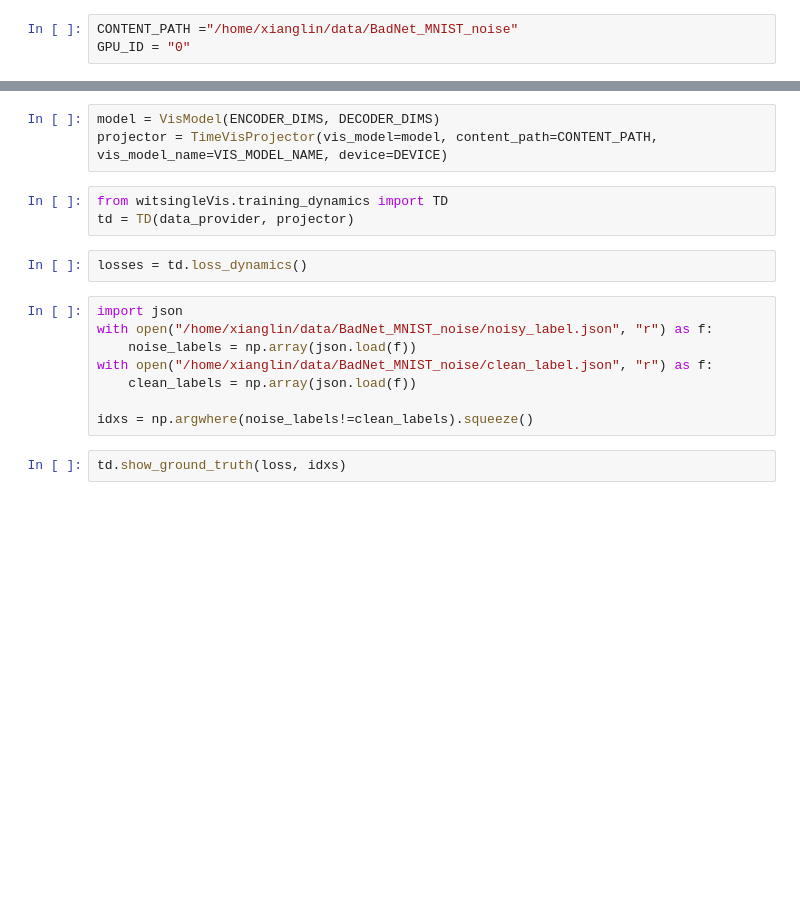
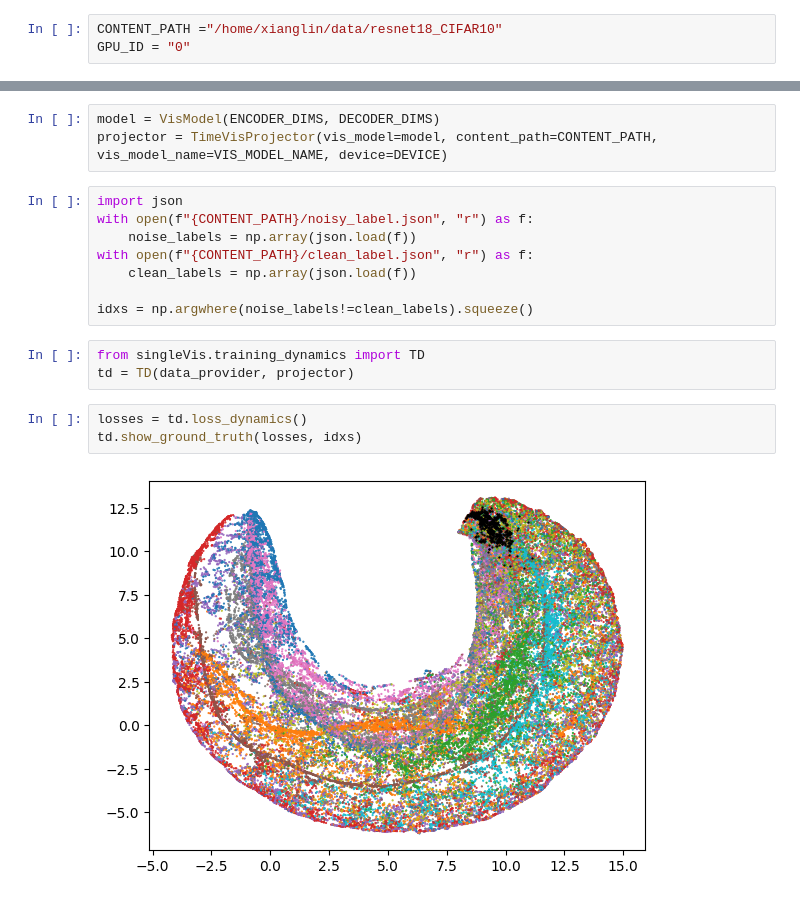
Before and after one commit to xianglinyang/DeepDebugger, a Jupyter notebook: experiments/trajectory_features.ipynb, the cells around one changed output, grey strips where cells are left out. Cells and saved outputs as stored; diff of their text form; blank space fills up the shorter version.

```diff
--- a/experiments/trajectory_features.ipynb
+++ b/experiments/trajectory_features.ipynb
@@ -21,7 +12,7 @@ To enable them in other operations, rebuild TensorFlow with the appropriate comp
 # %%
 VIS_METHOD = "TimeVis"
 # %%
-CONTENT_PATH ="/home/xianglin/data/BadNet_MNIST_noise"
+CONTENT_PATH ="/home/xianglin/data/resnet18_CIFAR10"
 GPU_ID = "0"
 # %%
 sys.path.append(CONTENT_PATH)
@@ -65,18 +56,19 @@ Finish initialization...
 # %%
 model = VisModel(ENCODER_DIMS, DECODER_DIMS)
 projector = TimeVisProjector(vis_model=model, content_path=CONTENT_PATH, vis_model_name=VIS_MODEL_NAME, device=DEVICE)
+# %%
+import json
+with open(f"{CONTENT_PATH}/noisy_label.json", "r") as f:
+    noise_labels = np.array(json.load(f))
+with open(f"{CONTENT_PATH}/clean_label.json", "r") as f:
+    clean_labels = np.array(json.load(f))
+
+idxs = np.argwhere(noise_labels!=clean_labels).squeeze()
 # %%
-from witsingleVis.training_dynamics import TD
+from singleVis.training_dynamics import TD
 td = TD(data_provider, projector)
 # %%
 losses = td.loss_dynamics()
+td.show_ground_truth(losses, idxs)
+# %% [output]
+[figure, added]
-# %%
-import json
-with open("/home/xianglin/data/BadNet_MNIST_noise/noisy_label.json", "r") as f:
-    noise_labels = np.array(json.load(f))
-with open("/home/xianglin/data/BadNet_MNIST_noise/clean_label.json", "r") as f:
-    clean_labels = np.array(json.load(f))
-
-idxs = np.argwhere(noise_labels!=clean_labels).squeeze()
-# %%
-td.show_ground_truth(loss, idxs)
```
Also changed, not shown: parts of 12 cells of this notebook, 2 other files.
